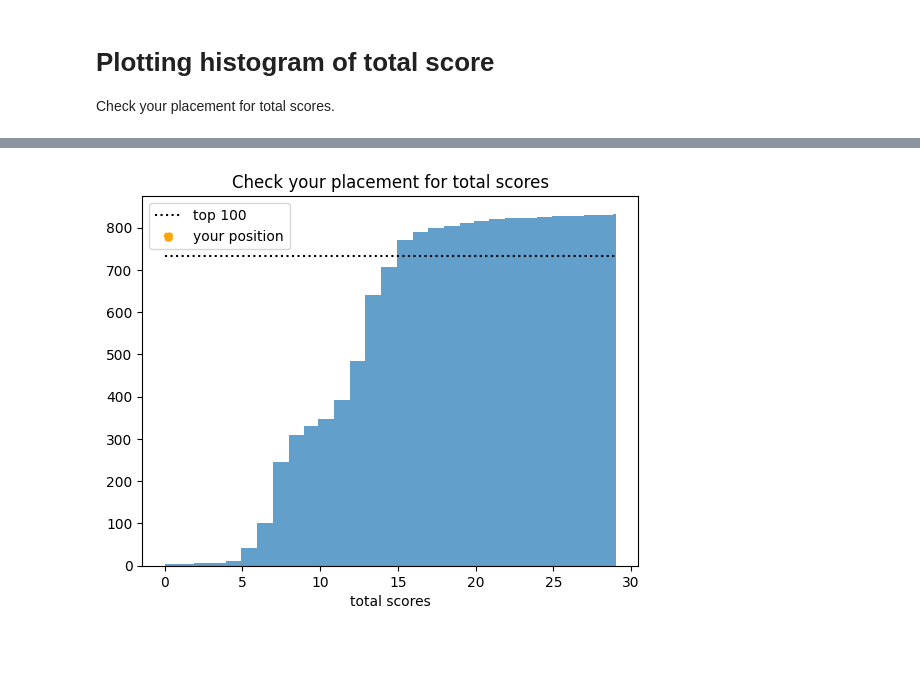
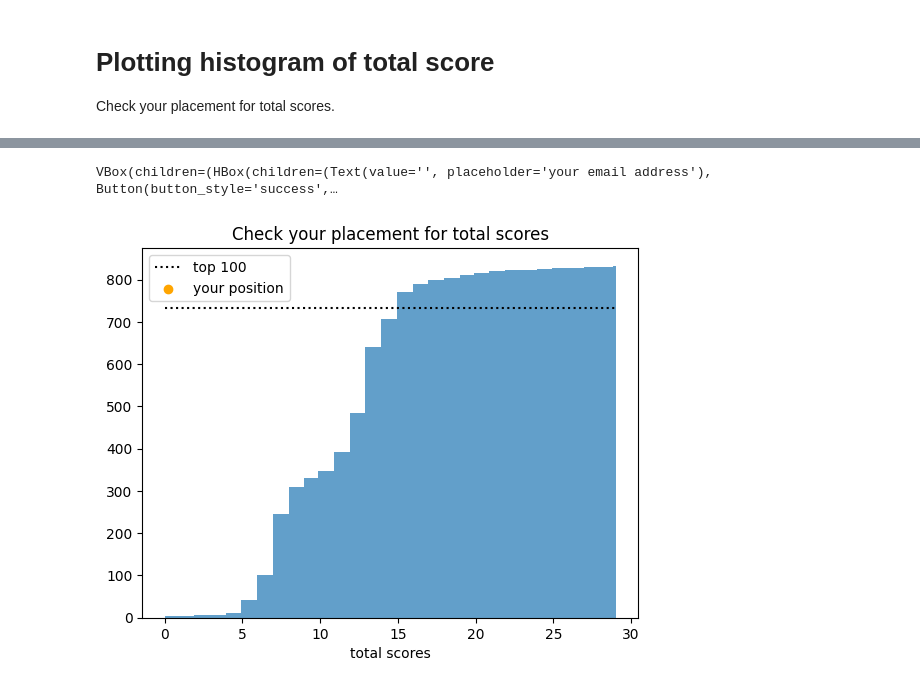
Before and after one commit to ai2ys/mlzoomcamp, a Jupyter notebook: leaderboard_visualization.ipynb, the cells around one changed output, grey strips where cells are left out. Cells and saved outputs as stored; diff of their text form; code cells hidden in the pictures; blank space fills up the shorter version.

Commit message:
Leaderboard visualization updated

```diff
--- a/leaderboard_visualization.ipynb
+++ b/leaderboard_visualization.ipynb
@@ -52,21 +107,44 @@ assert email_hash not in df_leaderboard.email, f"hash '{email_hash}' not found i
-# %%
-df_leaderboard.total.hist(bins=200, cumulative=True, alpha=.7)
-plt.grid(False)
-
-n = len(df_leaderboard)
-total = df_leaderboard.loc[df_leaderboard.email==email_hash].total
-plt.hlines(n-100, xmin=0, xmax=df_leaderboard.total.max(), color='black', linestyles=':', label='top 100')
-plt.scatter(
-    x=total.values,
-    y=n-total.index.to_numpy(),
-    color='orange', linestyles='--',
-    marker='o',
-    label='your position'
-)
-plt.xlabel('total scores')
-plt.title('Check your placement for total scores')
-plt.grid(False)
-plt.legend()
-plt.show()
-# %% [output]
-[figure, removed]
+# %%
+df_leaderboard = read_leaderboard_from_google_spreadsheet()
+email_hash = ""
+text_email = widgets.Text(
+    placeholder='your email address',
+    disabled=False
+)
+text_hash = widgets.Text(
+    placeholder='calculated hash',
+    disabled=True
+)
+text_info = widgets.Textarea(
+    placeholder='infos about your placement and total score',
+    layout = widgets.Layout(width='500px', height='100px')
+)
+
+def on_button_clicked(b):
+    global email_hash, total_score, position
+    email_hash = compute_hash(text_email.value)
+    text_hash.placeholder = email_hash
+    found, position, total_score = get_your_score_and_position(
+        df_leaderboard,
+        email_hash)
+    if not found:
+        text_info.value = f"Unable to find your email hash in the leaderboard:\nemail:\t'{text_email.value}'\nhash:\t'{email_hash}'"
+    else:
+        text_info.value = f"email:\t'{text_email.value}'\nhash:\t'{email_hash}'\nposition:\t{position} (zero-based)\ntotal score:\t{total_score}"
+
+submit_button=widgets.Button(description='>> calculate hash >>',button_style='success')
+
+submit_button.on_click(on_button_clicked)
+hbox_hash_calc = widgets.HBox([text_email,submit_button, text_hash])
+all_widgets = widgets.VBox([hbox_hash_calc, text_info])
+display(all_widgets)
+# %% [output]
+VBox(children=(HBox(children=(Text(value='', placeholder='your email address'), Button(button_style='success',…
+# %%
+ax = plot_leaderboard_histogram(
+        df_leaderboard,
+        your_score=total_score,
+        your_position=position)
+plt.show()
+# %% [output]
+[figure, added]
```
Also changed, not shown: parts of 6 cells of this notebook.
